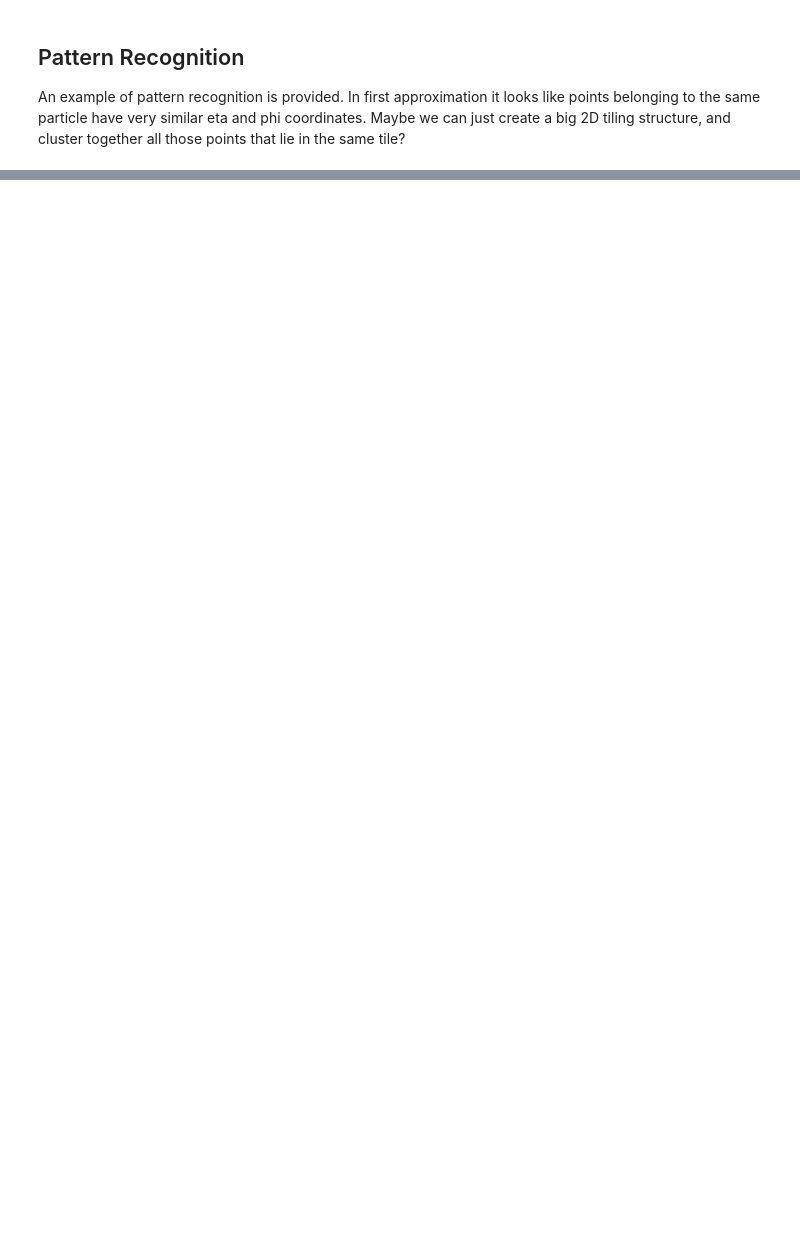
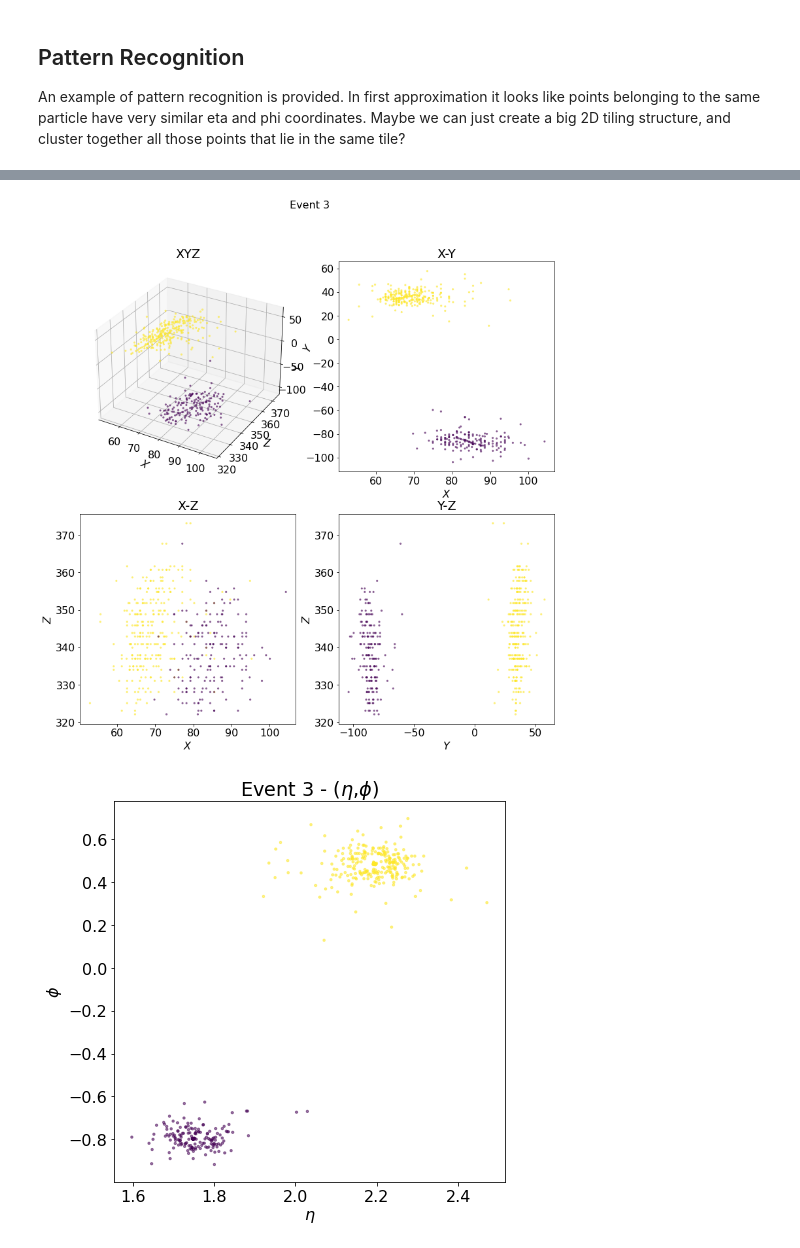
Before and after one commit to cms-patatrack/tue-hackathon-2021, a Jupyter notebook: hackathon_demo.ipynb, the cells around one changed output, grey strips where cells are left out. Cells and saved outputs as stored; diff of their text form; code cells hidden in the pictures; blank space fills up the shorter version.

```diff
--- a/hackathon_demo.ipynb
+++ b/hackathon_demo.ipynb
@@ -210,0 +318,8 @@ plt.show()
+# %%
+#... and compare with the truth
+eventToVisualize = 3
+plotXYZ(pos_x, pos_y, pos_z, energy, enFraction, trueTrackster_idx, eventToVisualize, False)
+plotEtaPhi(eta, phi, energy, enFraction, trueTrackster_idx, eventToVisualize, False)
+# %% [output]
+[figure, added]
+[figure, added]
```
Also changed, not shown: parts of 10 cells of this notebook.
